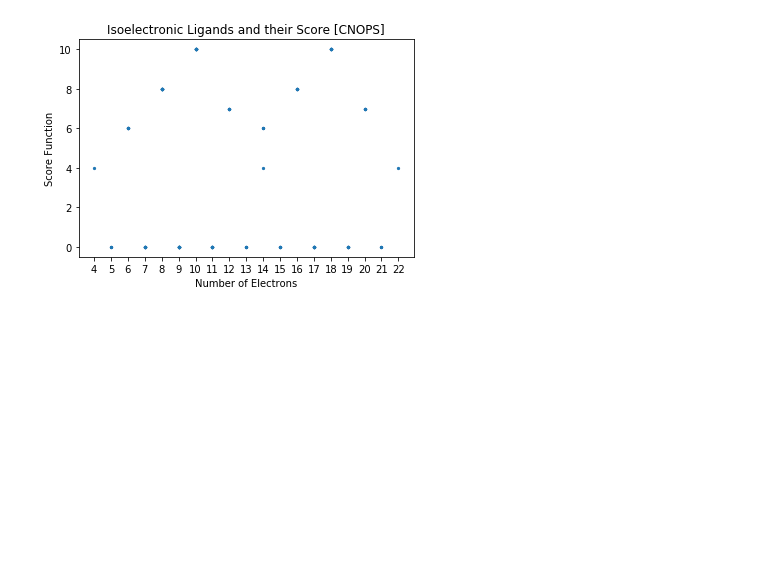
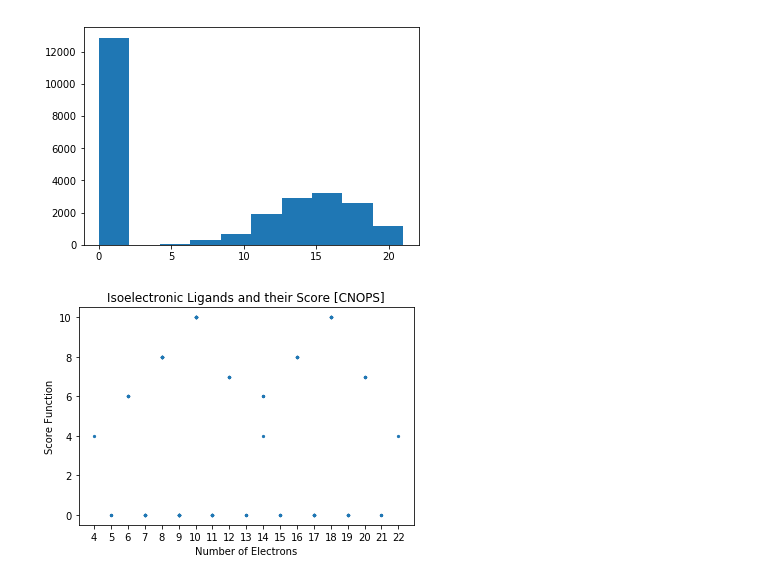
Before and after one commit to hjkgrp/smu, a Jupyter notebook: enum/enum.ipynb, the cells around one changed output. Cells and saved outputs as stored; diff of their text form; code cells hidden in the pictures; blank space fills up the shorter version.

Commit message:
added a messy score function to rank \in [0,20]

```diff
--- a/enum/enum.ipynb
+++ b/enum/enum.ipynb
@@ -3,8 +3,8 @@ from matplotlib import pyplot as plt
 import numpy as np
 import random
 # %%
-# list of elements with name as key and [total electrons, valence electrons] as value
-elemList = {'C':[6,4],'N':[7,5],'O':[8,6],'P':[15,5],'S':[16,6]} # 'Si':[14,4],'Cl':[17,7]
+# list of elements with name as key and [total electrons, valence electrons, usually used for bonds] as value
+elemList = {'C':[6,4,4],'N':[7,5,3],'O':[8,6,2],'P':[15,5,3],'S':[16,6,2], 'Si':[14,4,4], 'Cl':[17,7,1]} # 'Si':[14,4,4],'Cl':[17,7,1]
 components = "CNOPS"
 # number of charges we are sampling through
 chargeList = range(-2,3)
@@ -55,6 +55,7 @@ class ligand():
         self.getNumE()
 
     def getNumE(self):
+        self.numLP = int((elemList[self.name][1] - elemList[self.name][2])/2)
         self.numValE = elemList[self.name][1]
         self.numE = elemList[self.name][0]
         mod = self.numberOfHs - self.charge
@@ -81,7 +82,7 @@ class ligand():
         """The health score helps to prune the full enumeration by setting open shell ligands to zero and
         weights ligands with negative charge more than ligands with positive charge. Greater is better in this
         score."""
-        score = self.testValenceShell()*(10-(-1.5*self.testOctetRule() if self.testOctetRule() < 0 else self.testOctetRule()))
+        score = (10-(-2*self.testOctetRule() if self.testOctetRule() < 0 else self.testOctetRule())) #*self.testValenceShell() # removed the testValshell bc it is only relevant for the whole ligand
         return(score)
 # %%
 # generate exhaustive output list for mono-ligands
@@ -100,15 +101,6 @@ class dualLigand():
     def __init__(self, atom1, atom2):
         self.atom1 = atom1
         self.atom2 = atom2
-    def updateValence(self):
-        v1 = self.atom1.numValE
-        v2 = self.atom2.numValE
-#         if v1==v2 and v1==7:
-#             self.atom1.updateValence(1)
-#             self.atom2.updateValence(1)
-#         if v1==v2 and v1==6:
-#             self.atom1.updateValence(2)
-#             self.atom2.updateValence(2)
 
 #print([''.join(x) for x in itertools.product('CHNPOS', repeat=2)])
 
@@ -129,27 +121,71 @@ for elem1 in elemList.keys():
 
                         l1.getSmiles()
                         l2.getSmiles()
+
                         outputListDi.append([l1.SMILES, \
-                                             l1.numE, l1.numValE, l1.charge, l1.numberOfHs, \
+                                             l1.numE, l1.numValE, l1.numLP, l1.charge, l1.numberOfHs, \
                                              l1.testOctetRule(), l1.testValenceShell(), l1.score(),\
                                              l2.SMILES,
-                                             l2.numE, l2.numValE, l2.charge, l2.numberOfHs, \
+                                             l2.numE, l2.numValE, l2.numLP, l2.charge, l2.numberOfHs, \
                                              l2.testOctetRule(), l2.testValenceShell(), l2.score()])
 
+print(len(outputListDi))
 
-diligand = dualLigand(ligand("C", 4, 0), ligand("C", 4, 0))
-diligand.updateValence()
+## list that have the same ready electrons (re). re are electrons that are "unused" in the valence shell.
+# reequalList = []
+# i = 0
+# for line in outputListDi:
+#     re1 = line[2]  - 2*line[5]
+#     re2 = line[11] - 2*line[14]
+#     if re1 == re2:
+#         reequalList.append(line)
+#         i = i+1
+# print(len(reequalList))
 
-outputListDi
-print(len(outputListDi))
-reequalList = []
-i = 0
+## only negatively charged ligands
+outputListDiNeg = []
+scoreDiNeg = []
 for line in outputListDi:
-#     print(line)
-    re1 = line[2]  - 2*line[4]
-    re2 = line[10] - 2*line[12]
-    if re1 == re2:
-        reequalList.append(line)
-        i = i+1
-print(i)
+    # only consider negatively charged di-heavy-atoms
+    if line[4] <= 0 or line[13] <= 0:
+        # higher is better
+        scoreCharge = 3 if line[4] + line[13] >= -2 else line[4] + line[13] + 4
+        scoreCharge -= 3 if line[4] + line[13] > 0 else 0
+
+        usual1 = line[2] - 2*line[3] + line[4] - 2*line[5]
+        usual2 = line[11] - 2*line[12] + line[13] - 2*line[14]
+        scoreVsepr = 5-np.abs(usual1-usual2)
+
+        # THEY ARENT[[since both AB and BA is created, we remove the ones that are A=B]]
+        # the first atom is the CA and we punish >=3 H on it.
+        if line[5] == 4:
+            scoreCa = 1
+        elif line[5] == 3:
+            scoreCa = 2
+        else:
+            scoreCa = 3
+
+        scoreClosedShell = int(not((line[2]+line[11])%2))
+
+        score = (scoreCharge + scoreVsepr + scoreCa + 0.5 * line[8] + 0.5 * line[17])*scoreClosedShell
+        scoreDiNeg.append(score)
+
+        outputListDiNeg.append([line,score])
+    else:
+        continue
+
+# gives 5625 (total 15625 * 9/25, since there are 25 comb of [-2,+2], 9 of which contain a pos sign)
+
+# for s in outputListDiNeg:
+#     print(*s)
+k=0
+score = np.zeros(len(outputListDiNeg))
+for i in range(0, len(outputListDiNeg)):
+    score[i] = outputListDiNeg[i][1]
+    if score[i] >1:
+        k += 1
+        print(outputListDiNeg[i])
+print(k)
+plt.hist(score)
+plt.show()
 # %% [output]
@@ -158,3 +209,4 @@ print(i)
+[figure, added]
 # %%
 
 
```
Also changed, not shown: parts of 4 cells of this notebook, 8 other files.
